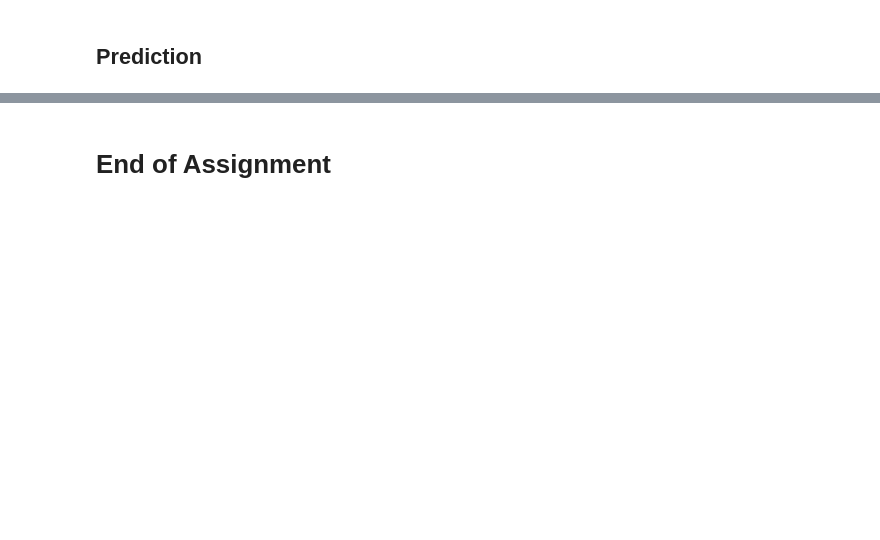
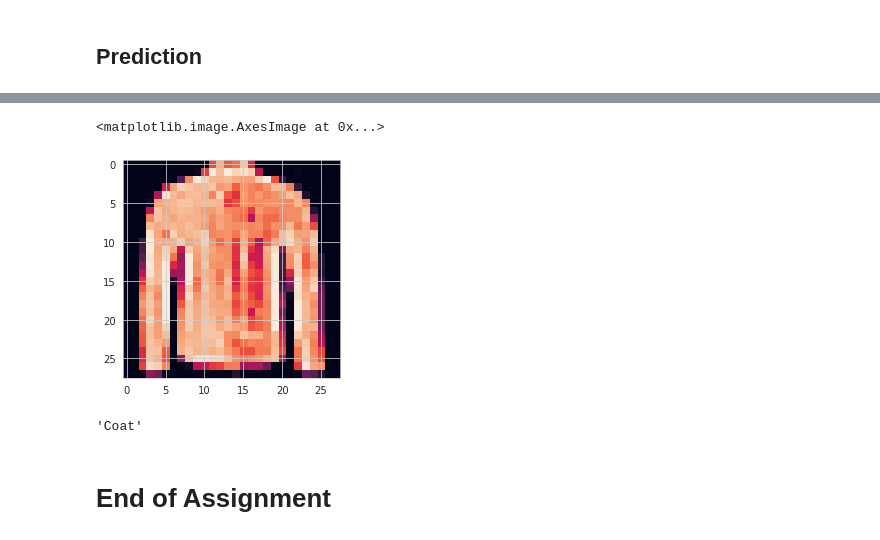
Before and after one commit to YusufSHub/Machine-Learning, a Jupyter notebook: DL/Assignment-2/DL-Assignment-2 (Image Classification with CNN)-D1124-Yusuf.ipynb, the cells around one changed output, grey strips where cells are left out. Saved outputs shown, nothing was run; the diff lists cells and outputs as text; code cells hidden in the pictures; blank space fills up the shorter version.

```diff
--- a/DL/Assignment-2/DL-Assignment-2 (Image Classification with CNN)-D1124-Yusuf.ipynb
+++ b/DL/Assignment-2/DL-Assignment-2 (Image Classification with CNN)-D1124-Yusuf.ipynb
@@ -437,3 +485,12 @@ array([False, False, False, ..., False, False, False])
+# %%
+plt.imshow(X_test[50].reshape(28,28))
+# %% [output]
+<matplotlib.image.AxesImage at 0x...>
+[figure, added]
+# %%
+classes[4]
+# %% [output]
+'Coat'
 # %% [markdown]
 # End of Assignment
 # %% [markdown]
```
Also changed, not shown: parts of 31 cells of this notebook.
